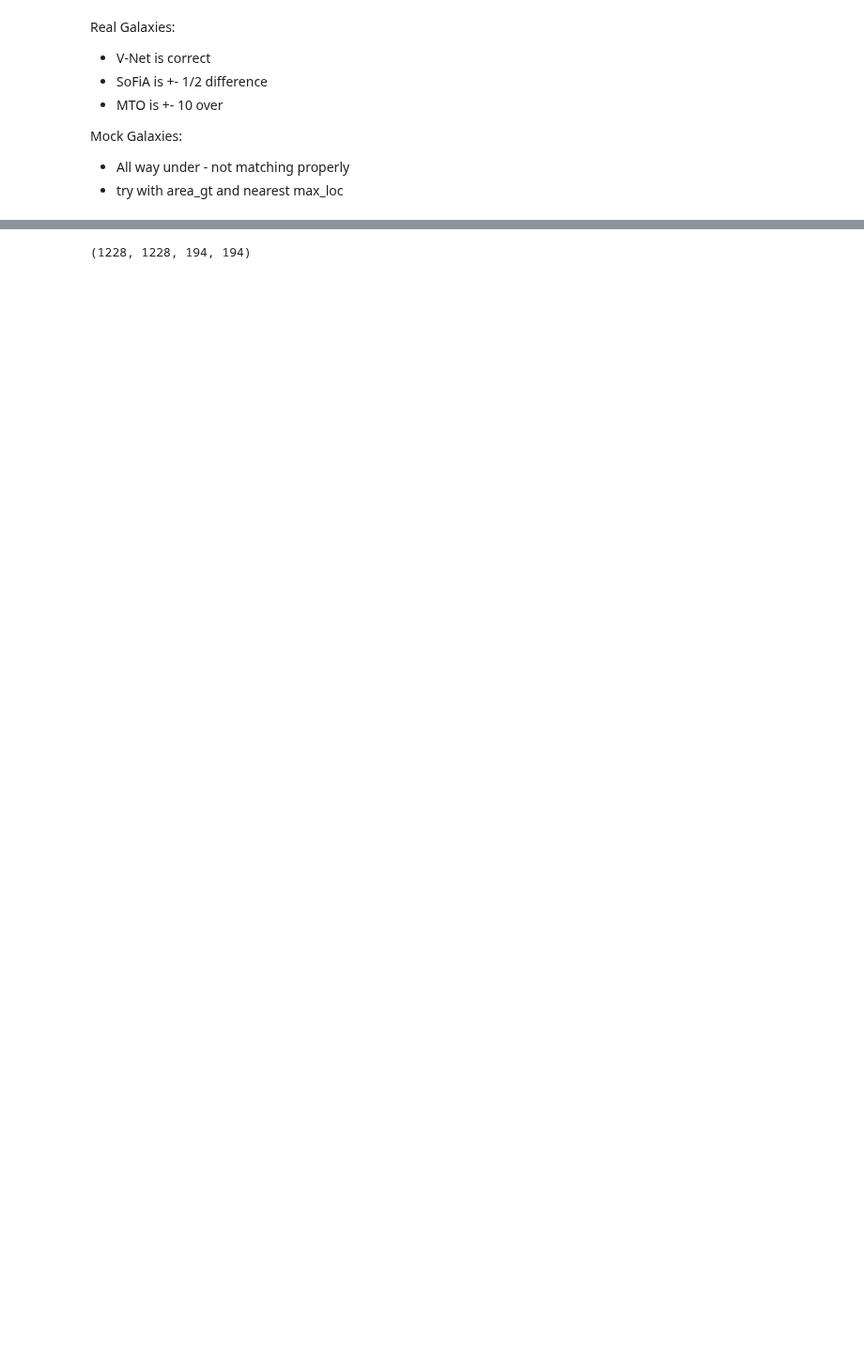
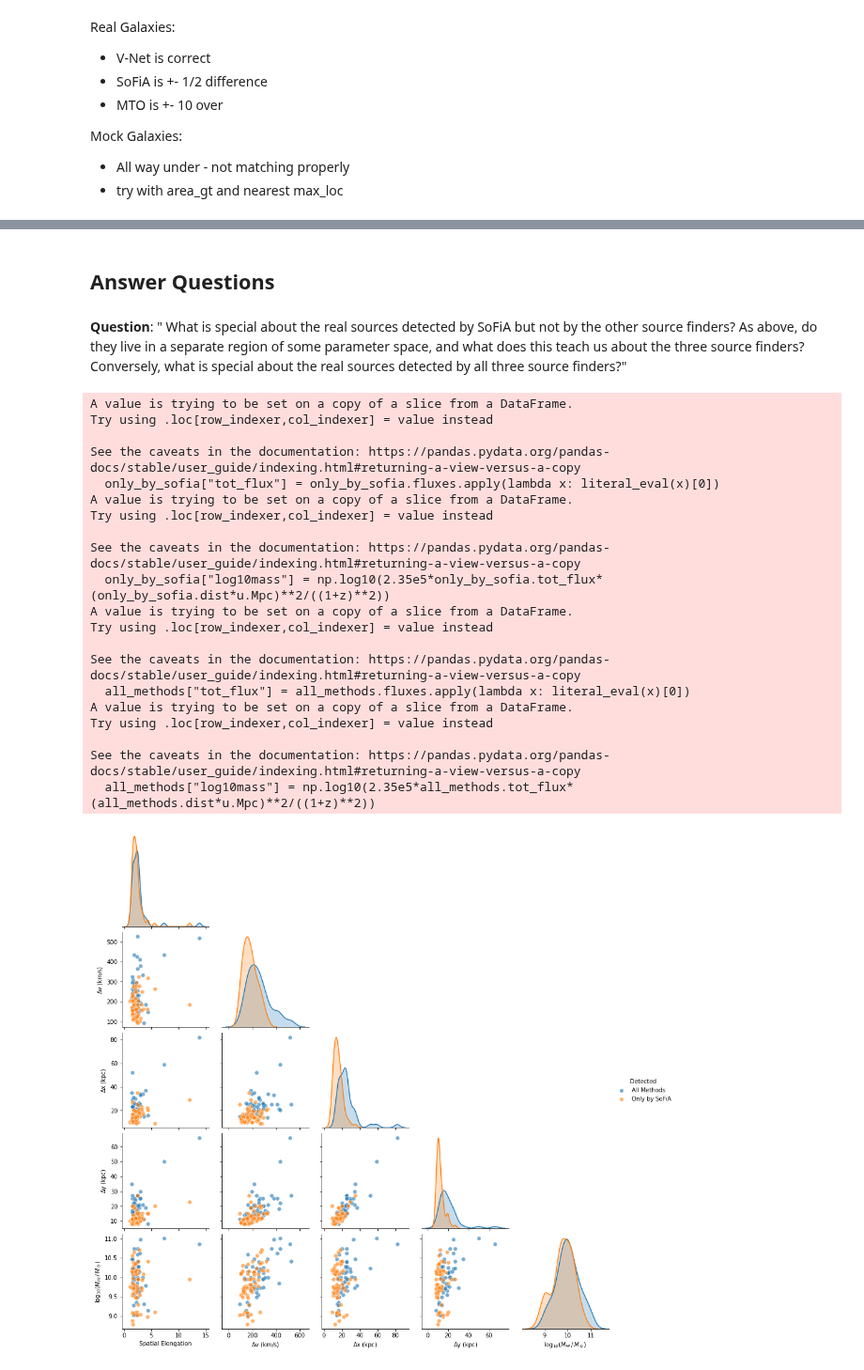
Before and after one commit to Jbarkai/HISourceFinder, a Jupyter notebook: src/analyse_results/Report Plots.ipynb, the cells around one changed output, grey strips where cells are left out. Shown at 94% size. Drawn from its saved outputs; the diff is of its cells as text; code cells hidden in the pictures; blank space fills up the shorter version.

```diff
--- a/src/analyse_results/Report Plots.ipynb
+++ b/src/analyse_results/Report Plots.ipynb
@@ -111,3 +127,8 @@ mto_cat_df = pd.read_csv("../../results/catalogs/MTO_catalog.txt", index_col=0)
 vnet_cat_df = pd.read_csv("../../results/catalogs/VNET_catalog.txt", index_col=0)
 sofia_cat_df = pd.read_csv("../../results/catalogs/SOFIA_catalog.txt", index_col=0)
 mask_cat_df = pd.read_csv("../../results/catalogs/MASK_catalog.txt", index_col=0)
+# %%
+noise_res = [(15*u.arcsec).to(u.deg), (25*u.arcsec).to(u.deg)]
+kpc_lim = [0, 300]
+n_vel_lim = [7, 750]
+d_width = 0.001666666707*u.deg
@@ -143,10 +209,10 @@ def connect_detections_to_ground_truth(detection_catalogue, gt_catalgue, mos_nam
         mapped_df = mapped_df.append(overlap_df)
     return mapped_df
 # %%
-mto_mock_df = connect_detections_to_ground_truth(detection_catalogue=mto_cat_df, gt_catalgue=mask_cat_df, mos_names=mos_names, types="mock")
-vnet_mock_df = connect_detections_to_ground_truth(detection_catalogue=vnet_cat_df, gt_catalgue=mask_cat_df, mos_names=mos_names, types="mock")
-sofia_mock_df = connect_detections_to_ground_truth(detection_catalogue=sofia_cat_df, gt_catalgue=mask_cat_df, mos_names=mos_names, types="mock")
+mto_mock_df = connect_detections_to_ground_truth(detection_catalogue=mto_cat_df, gt_catalgue=mask_cat_df, mos_names=mos_names, types="mock").reset_index()
+vnet_mock_df = connect_detections_to_ground_truth(detection_catalogue=vnet_cat_df, gt_catalgue=mask_cat_df, mos_names=mos_names, types="mock").reset_index()
+sofia_mock_df = connect_detections_to_ground_truth(detection_catalogue=sofia_cat_df, gt_catalgue=mask_cat_df, mos_names=mos_names, types="mock").reset_index()
 
-mto_real_df = connect_detections_to_ground_truth(detection_catalogue=mto_cat_df, gt_catalgue=mask_cat_df, mos_names=mos_names, types="real")
-vnet_real_df = connect_detections_to_ground_truth(detection_catalogue=vnet_cat_df, gt_catalgue=mask_cat_df, mos_names=mos_names, types="real")
-sofia_real_df = connect_detections_to_ground_truth(detection_catalogue=sofia_cat_df, gt_catalgue=mask_cat_df, mos_names=mos_names, types="real")
+mto_real_df = connect_detections_to_ground_truth(detection_catalogue=mto_cat_df, gt_catalgue=mask_cat_df, mos_names=mos_names, types="real").reset_index()
+vnet_real_df = connect_detections_to_ground_truth(detection_catalogue=vnet_cat_df, gt_catalgue=mask_cat_df, mos_names=mos_names, types="real").reset_index()
+sofia_real_df = connect_detections_to_ground_truth(detection_catalogue=sofia_cat_df, gt_catalgue=mask_cat_df, mos_names=mos_names, types="real").reset_index()
@@ -161,4 +233,56 @@ len(vnet_cat_df[(vnet_cat_df.type == "mock")]), len(vnet_mock_df), len(vnet_cat_
-# %%
-len(sofia_cat_df[(sofia_cat_df.type == "mock")]), len(sofia_mock_df), len(sofia_cat_df[(sofia_cat_df.type == "real")]), len(sofia_real_df)
-# %% [output]
-(1228, 1228, 194, 194)
+# %% [markdown]
+## Answer Questions
+# %% [markdown]
+**Question**: " What is special about the real sources detected by SoFiA but not by the other source finders? As above, do they live in a separate region of some parameter space, and what does this teach us about the three source finders? Conversely, what is special about the real sources detected by all three source finders?"
+# %%
+labels = ["Spatial Elongation", r"$\Delta$v (km/s)", r"$\Delta$x (kpc)", r"$\Delta$y (kpc)", r'$\log_{10}(M_{HI}\,/\,M_\odot)$', 'Source Finding Method']
+# %%
+mto_real_list = (mto_real_df.mos_name_mask + mto_real_df.label_mask.astype(int).astype(str)).to_list()
+sofia_real_list = (sofia_real_df.mos_name_mask + sofia_real_df.label_mask.astype(int).astype(str)).to_list()
+vnet_real_list = (vnet_real_df.mos_name_mask + vnet_real_df.label_mask.astype(int).astype(str)).to_list()
+h_0 = 70*u.km/(u.Mpc*u.s)
+only_by_sofia = real_cat_df[(real_cat_df.mos_name + real_cat_df.label.astype(str)).apply(lambda x: (x not in mto_real_list) & (x not in vnet_real_list) & (x in sofia_real_list))]
+only_by_sofia["tot_flux"] = only_by_sofia.fluxes.apply(lambda x: literal_eval(x)[0])
+z = only_by_sofia.dist*u.Mpc*h_0/const.c.to(u.km/u.s)
+only_by_sofia["log10mass"] = np.log10(2.35e5*only_by_sofia.tot_flux*(only_by_sofia.dist*u.Mpc)**2/((1+z)**2))
+only_by_sofia = only_by_sofia[["elongation", "n_vel", "nx", "ny", "log10mass"]]
+only_by_sofia.columns = labels[:-1]
+only_by_sofia["Detected"] = "Only by SoFiA"
+
+all_methods = real_cat_df[(real_cat_df.mos_name + real_cat_df.label.astype(str)).apply(lambda x: (x in mto_real_list) & (x in vnet_real_list) & (x in sofia_real_list))]
+all_methods["tot_flux"] = all_methods.fluxes.apply(lambda x: literal_eval(x)[0])
+z = all_methods.dist*u.Mpc*h_0/const.c.to(u.km/u.s)
+all_methods["log10mass"] = np.log10(2.35e5*all_methods.tot_flux*(all_methods.dist*u.Mpc)**2/((1+z)**2))
+all_methods = all_methods[["elongation", "n_vel", "nx", "ny", "log10mass"]]
+all_methods.columns = labels[:-1]
+all_methods["Detected"] = "All Methods"
+
+# sns.set(rc={'axes.facecolor':'white', 'figure.facecolor':'white'})
+g = sns.pairplot(all_methods.append(only_by_sofia), hue = 'Detected',
+             diag_kind = 'kde',
+             plot_kws = {'alpha': 0.6, 's': 50},
+#              size = 4
+             corner=True
+            )
+# %% [output]
+A value is trying to be set on a copy of a slice from a DataFrame.
+Try using .loc[row_indexer,col_indexer] = value instead
+
+See the caveats in the documentation: https://pandas.pydata.org/pandas-docs/stable/user_guide/indexing.html#returning-a-view-versus-a-copy
+  only_by_sofia["tot_flux"] = only_by_sofia.fluxes.apply(lambda x: literal_eval(x)[0])
+A value is trying to be set on a copy of a slice from a DataFrame.
+Try using .loc[row_indexer,col_indexer] = value instead
+
+See the caveats in the documentation: https://pandas.pydata.org/pandas-docs/stable/user_guide/indexing.html#returning-a-view-versus-a-copy
+  only_by_sofia["log10mass"] = np.log10(2.35e5*only_by_sofia.tot_flux*(only_by_sofia.dist*u.Mpc)**2/((1+z)**2))
+A value is trying to be set on a copy of a slice from a DataFrame.
+Try using .loc[row_indexer,col_indexer] = value instead
+
+See the caveats in the documentation: https://pandas.pydata.org/pandas-docs/stable/user_guide/indexing.html#returning-a-view-versus-a-copy
+  all_methods["tot_flux"] = all_methods.fluxes.apply(lambda x: literal_eval(x)[0])
+A value is trying to be set on a copy of a slice from a DataFrame.
+Try using .loc[row_indexer,col_indexer] = value instead
+
+See the caveats in the documentation: https://pandas.pydata.org/pandas-docs/stable/user_guide/indexing.html#returning-a-view-versus-a-copy
+  all_methods["log10mass"] = np.log10(2.35e5*all_methods.tot_flux*(all_methods.dist*u.Mpc)**2/((1+z)**2))
+[figure, added]
```
Also changed, not shown: parts of 55 cells of this notebook, 1 other file.
